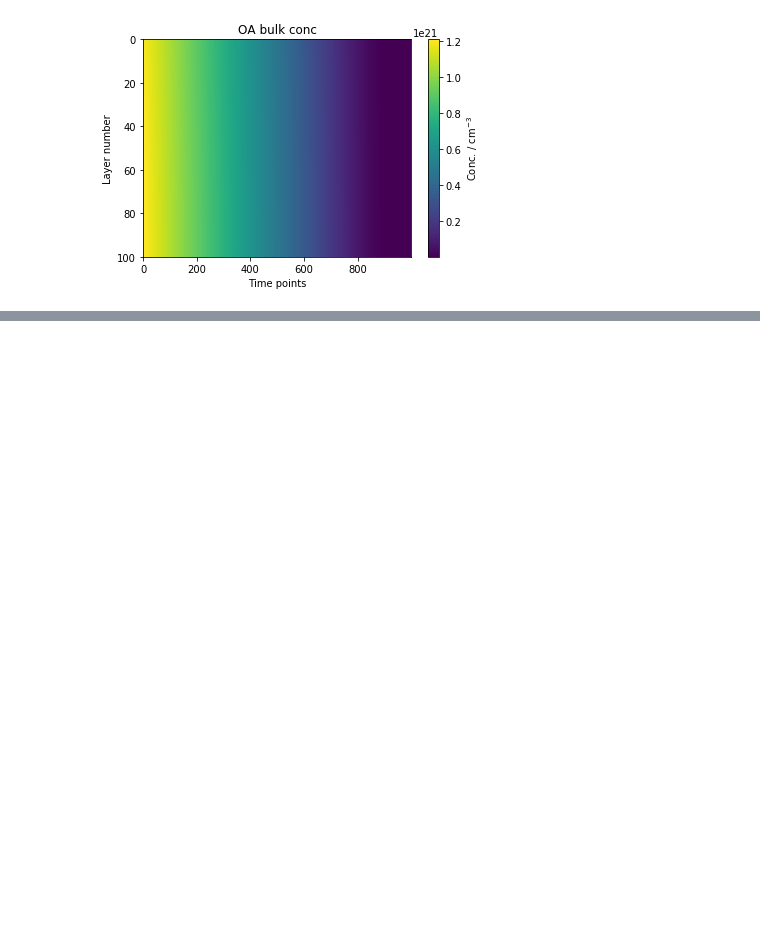
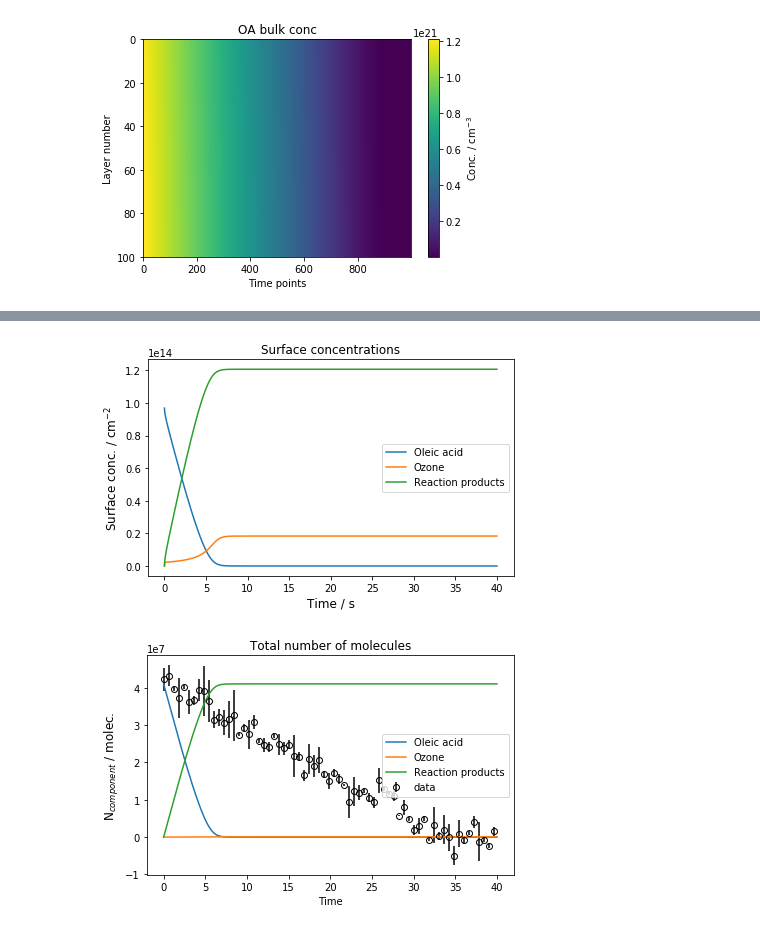
Before and after one commit to tintin554/multilayerpy, a Jupyter notebook: multilayerpy_crash_course.ipynb, the cells around one changed output, grey strips where cells are left out. Drawn from its saved outputs; the diff is of its cells as text; code cells hidden in the pictures; blank space fills up the shorter version.

```diff
--- a/multilayerpy_crash_course.ipynb
+++ b/multilayerpy_crash_course.ipynb
@@ -211,0 +229,39 @@ shape after transposition (100, 999)
+# %%
+# import the optimize module
+import optimize
+
+# I'll adjust the sim.parameters dictionary to change alpha_s0 to something wrong
+# note that 'alpha_s0_2' is set to vary with some bounds
+
+param_dict = {'delta_3':kmsub_model_build.Parameter(1e-7),
+              'alpha_s_0_2':kmsub_model_build.Parameter(0.003,vary=True,bounds=(1e-4,1.0)),
+              'Db_2_1':kmsub_model_build.Parameter(1e-5),
+              'kd_X_2':kmsub_model_build.Parameter(1.0/1e-2),
+              'Db_2_3':kmsub_model_build.Parameter(1e-10),
+              'scale_bulk_to_surf':kmsub_model_build.Parameter(4.41e6),
+              'W_2':kmsub_model_build.Parameter(3.6e4),
+              'delta_2':kmsub_model_build.Parameter(0.4e-7),
+              'Db_2':kmsub_model_build.Parameter(1e-5),
+              'delta_1':kmsub_model_build.Parameter(0.8e-7),
+              'Db_1':kmsub_model_build.Parameter(1e-10),
+              'Db_3':kmsub_model_build.Parameter(1e-10),
+              'k_1_2':kmsub_model_build.Parameter(1.7e-15),
+              'H_2':kmsub_model_build.Parameter(4.8e-4),
+              'Xgs_2': kmsub_model_build.Parameter(7.0e13),
+              'Td_2': kmsub_model_build.Parameter(1e-2),
+              'w_2':kmsub_model_build.Parameter(3.6e4),
+              'T':kmsub_model_build.Parameter(298.0),
+              'k_1_2_surf':kmsub_model_build.Parameter(6e-12)}
+
+# for now, a new simulate object will be created from the original model and the new param_dict
+sim = simulate.Simulate(model,param_dict)
+
+# let's load in the fake noisy data - columns are (time, y, y_error)
+fake_data = np.genfromtxt('noisy_data.txt')
+
+# run the model and plot the initial output
+output = sim.run(n_layers,rp,time_span,n_time,V,A,layer_thick,Y0=y0)
+sim.plot(data=fake_data)
+# %% [output]
+[figure, added]
+[figure, added]
```
Also changed, not shown: parts of 11 cells of this notebook, 4 other files.
